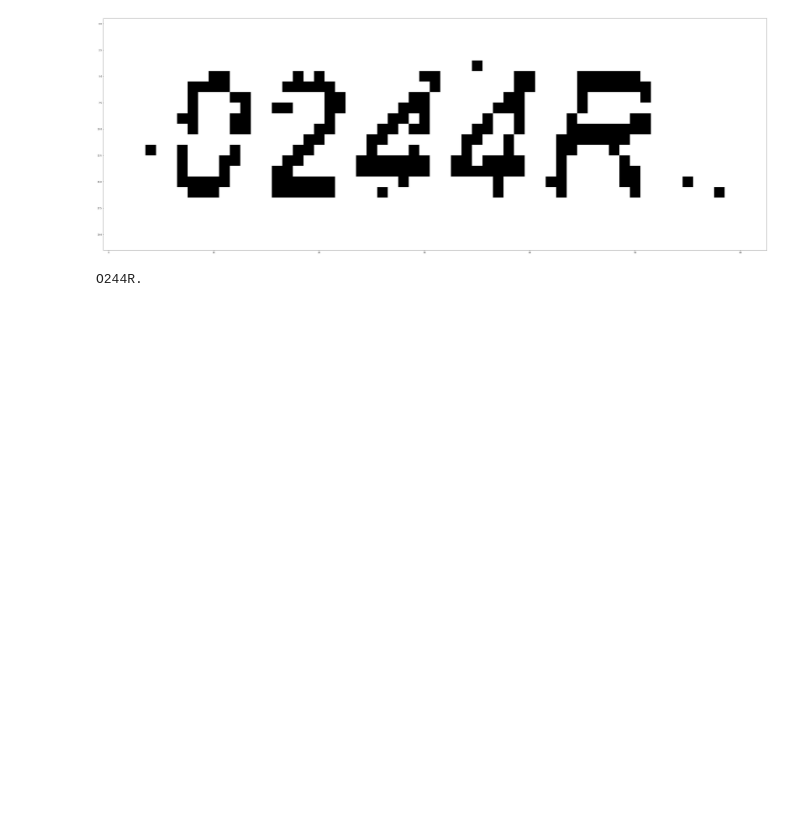
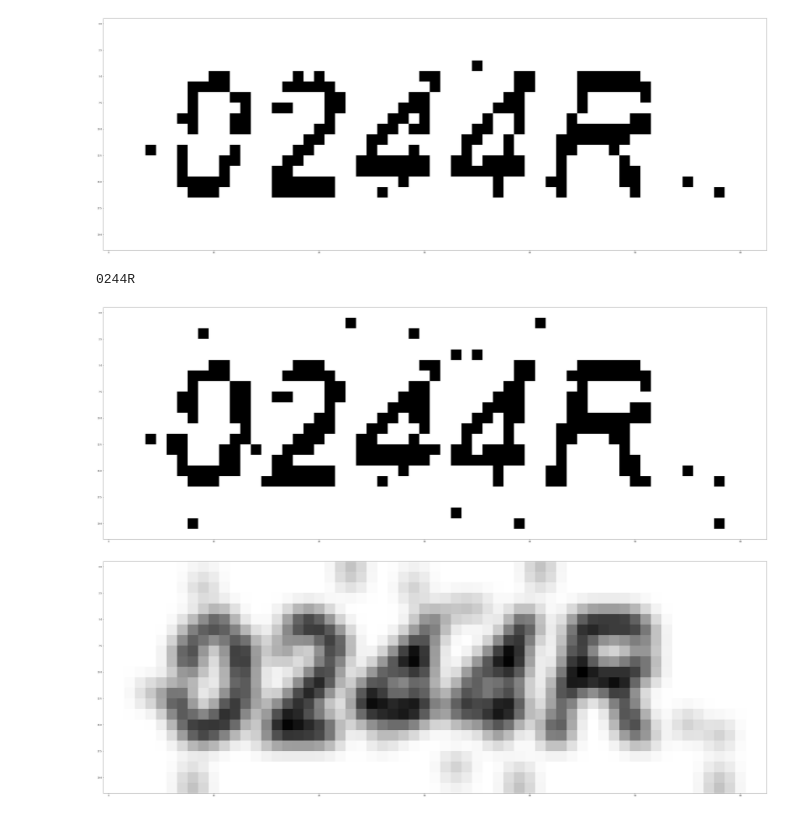
Before and after one commit to thalishsajeed/stackoverflow_qa, a Jupyter notebook: pytesseract.ipynb, the cells around one changed output. Drawn from its saved outputs; the diff is of its cells as text; code cells hidden in the pictures; blank space fills up the shorter version.

```diff
--- a/pytesseract.ipynb
+++ b/pytesseract.ipynb
@@ -34,7 +34,20 @@ ret, threshold = cv2.threshold(gray,55, 255, cv2.THRESH_BINARY)
 display_image(threshold)
 # %% [output]
 [figure]
-# %%
-print(pytesseract.image_to_string(threshold))
-# %% [output]
-O244R.
+# %%
+# Image cleaning using basic grayscaling , thresholding and applying gaussian blur
+image = cv2.imread(filename)
+gray = cv2.cvtColor(image, cv2.COLOR_BGR2GRAY)
+ret, threshold = cv2.threshold(gray,90, 255, cv2.THRESH_BINARY)
+blur = cv2.GaussianBlur(threshold, (5, 5), 0)
+
+# To display image on an ipython notebook - ignore when trying from command line
+display_image(threshold)
+display_image(blur)
+
+
+print(pytesseract.image_to_string(blur))
+# %% [output]
+0244R
+[figure, added]
+[figure, added]
```
Also changed, not shown: parts of 7 cells of this notebook.
